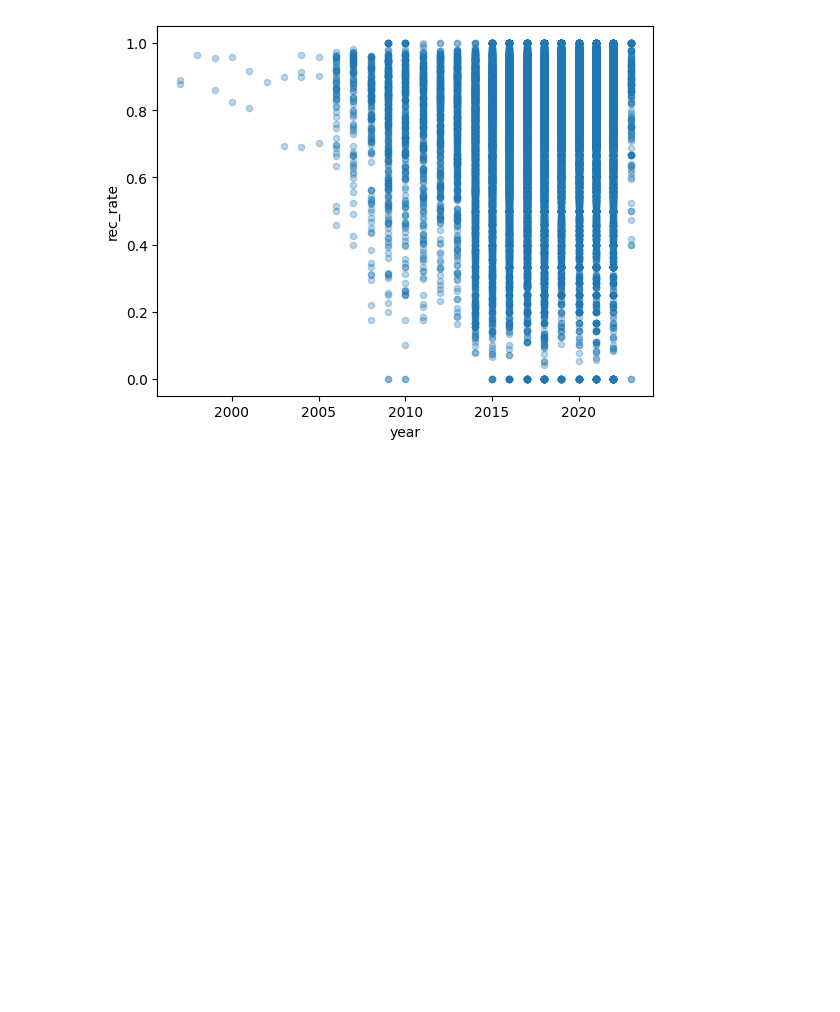
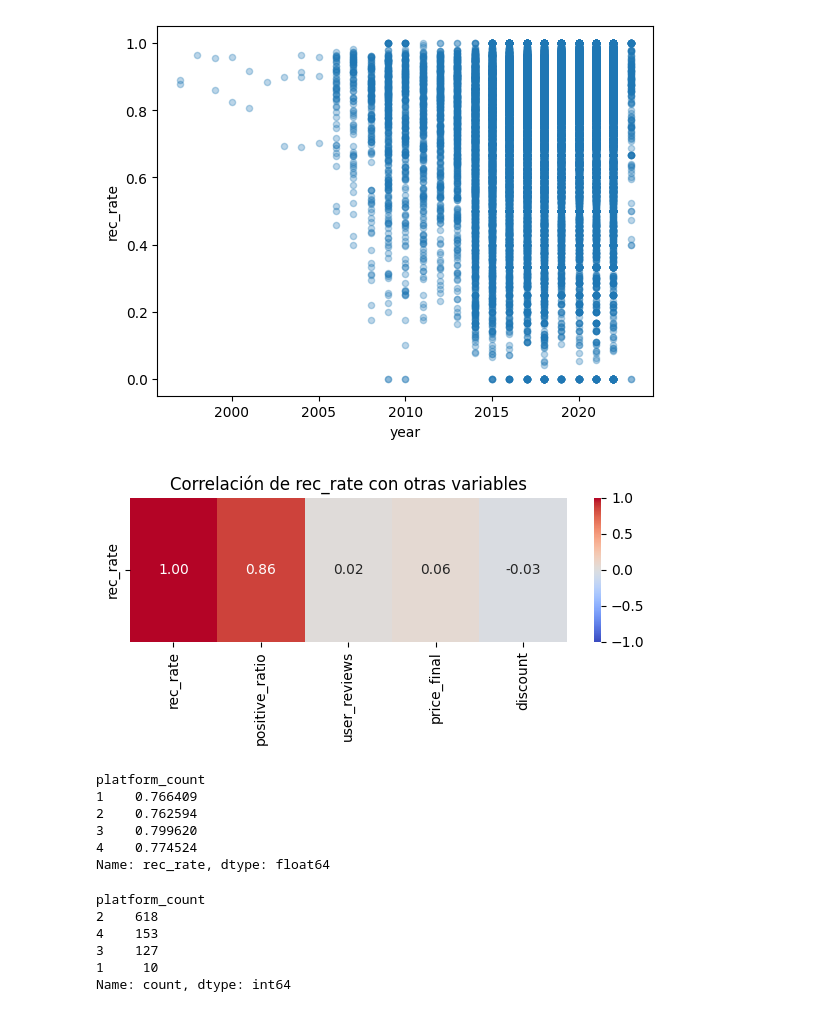
Before and after one commit to panchouc/Proyecto_RecSys, a Jupyter notebook: data_analysis/nuevo_analisis.ipynb, the cells around one changed output. Saved outputs shown, nothing was run; the diff lists cells and outputs as text; code cells hidden in the pictures; blank space fills up the shorter version.

```diff
--- a/data_analysis/nuevo_analisis.ipynb
+++ b/data_analysis/nuevo_analisis.ipynb
@@ -154,8 +144,21 @@ rel.plot.scatter(x="year", y="rec_rate", alpha=0.3)
 # %%
 # Matriz de correlación entre variables del juego y % recomendación
 combined = df.groupby("app_id")["is_recommended"].mean().to_frame("rec_rate")
 combined = combined.merge(games.set_index("app_id"), on="app_id")
 
 corr = combined[["rec_rate","positive_ratio","user_reviews","price_final","discount"]].corr()
 
-print(corr)
+plt.figure(figsize=(6, 3))
+sns.heatmap(
+    corr[["rec_rate"]].T,  # solo rec_rate como columna
+    annot=True,
+    fmt=".2f",
+    vmin=-1, vmax=1,
+    cmap="coolwarm",
+    cbar=True
+)
+plt.title("Correlación de rec_rate con otras variables")
+plt.tight_layout()
+plt.show()
+# %% [output]
+[figure, added]
@@ -161,0 +169,18 @@ print(corr)
+# %%
+combined.groupby("platform_count")["rec_rate"].mean()
+# %% [output]
+platform_count
+1    0.766409
+2    0.762594
+3    0.799620
+4    0.774524
+Name: rec_rate, dtype: float64
+# %%
+combined["platform_count"].value_counts()
+# %% [output]
+platform_count
+2    618
+4    153
+3    127
+1     10
+Name: count, dtype: int64
```
Also changed, not shown: parts of 2 cells of this notebook.
